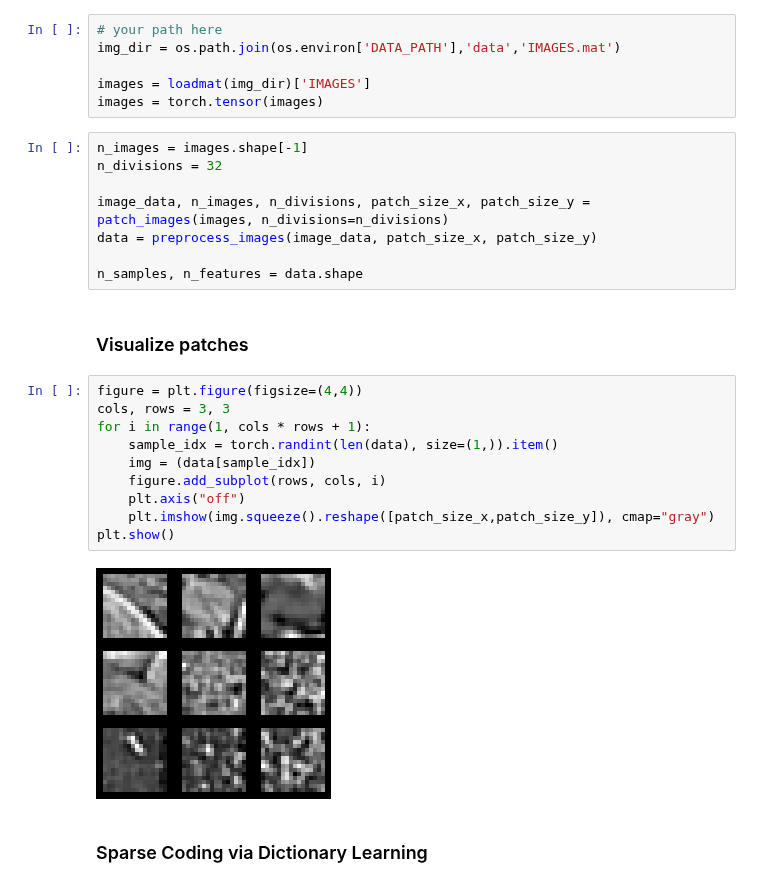
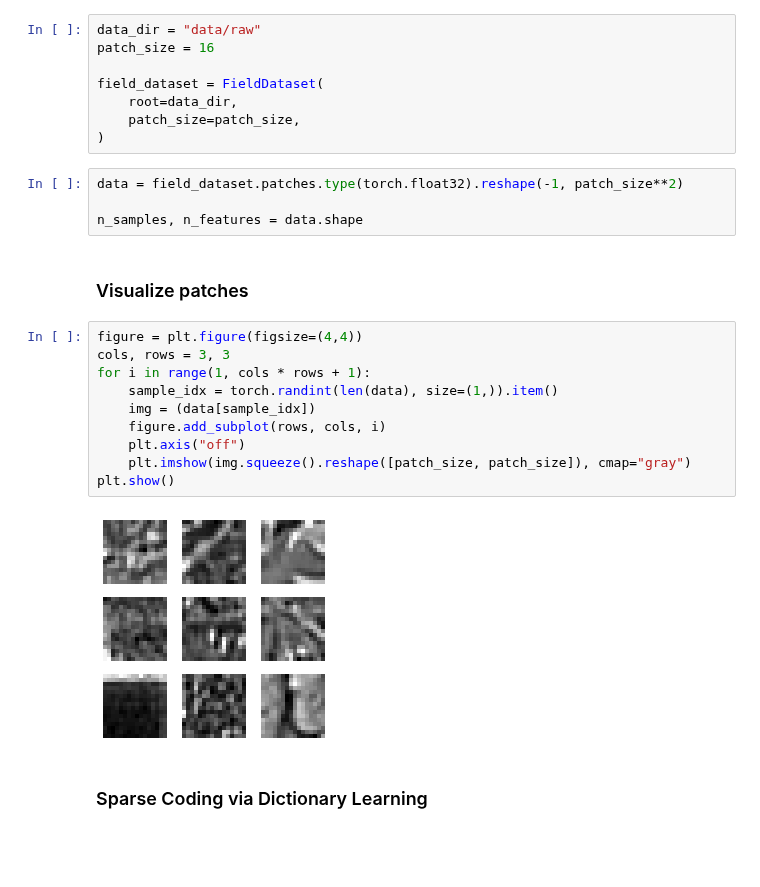
Before and after one commit to rctn/sparsecoding, a Jupyter notebook: examples/ista_example.ipynb, the cells around one changed output. Cells and saved outputs as stored; diff of their text form; blank space fills up the shorter version.

Commit message:
update examples to use FieldDataset + patchify

```diff
--- a/examples/ista_example.ipynb
+++ b/examples/ista_example.ipynb
@@ -14,17 +11,15 @@ from sparsecoding.visualization import plot_patches
 # %% [markdown]
 ### Define constants and load data
 # %%
-# your path here
-img_dir = os.path.join(os.environ['DATA_PATH'],'data','IMAGES.mat')
+data_dir = "data/raw"
+patch_size = 16
 
-images = loadmat(img_dir)['IMAGES']
-images = torch.tensor(images)
+field_dataset = FieldDataset(
+    root=data_dir,
+    patch_size=patch_size,
+)
 # %%
-n_images = images.shape[-1]
-n_divisions = 32
-
-image_data, n_images, n_divisions, patch_size_x, patch_size_y = patch_images(images, n_divisions=n_divisions)
-data = preprocess_images(image_data, patch_size_x, patch_size_y)
+data = field_dataset.patches.type(torch.float32).reshape(-1, patch_size**2)
 
 n_samples, n_features = data.shape
 # %% [markdown]
@@ -32,15 +27,15 @@ n_samples, n_features = data.shape
 # %%
 figure = plt.figure(figsize=(4,4))
 cols, rows = 3, 3
 for i in range(1, cols * rows + 1):
     sample_idx = torch.randint(len(data), size=(1,)).item()
     img = (data[sample_idx])
     figure.add_subplot(rows, cols, i)
     plt.axis("off")
-    plt.imshow(img.squeeze().reshape([patch_size_x,patch_size_y]), cmap="gray")
+    plt.imshow(img.squeeze().reshape([patch_size, patch_size]), cmap="gray")
 plt.show()
 # %% [output]
-[figure, old version]
+[figure, new version]
 # %% [markdown]
 ### Sparse Coding via Dictionary Learning
 # %%
```
Also changed, not shown: parts of 5 cells of this notebook, 6 other files.
